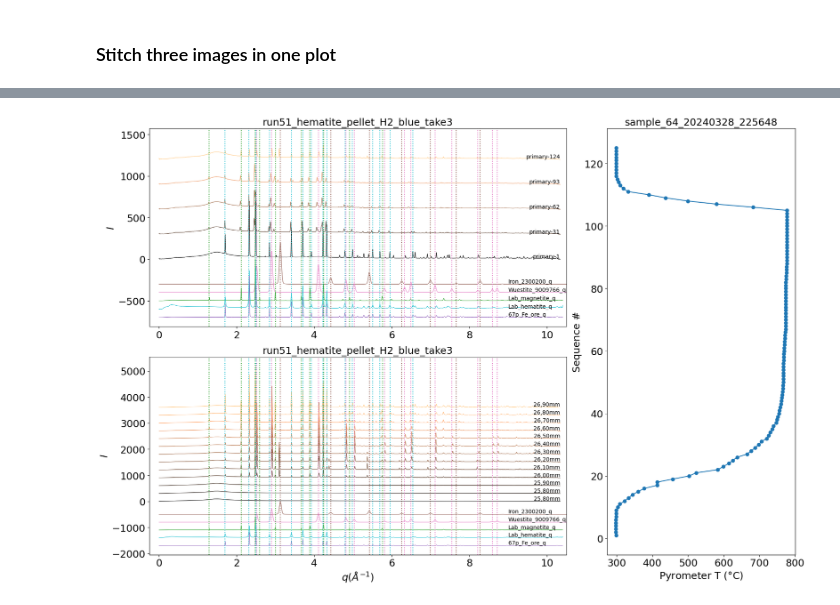
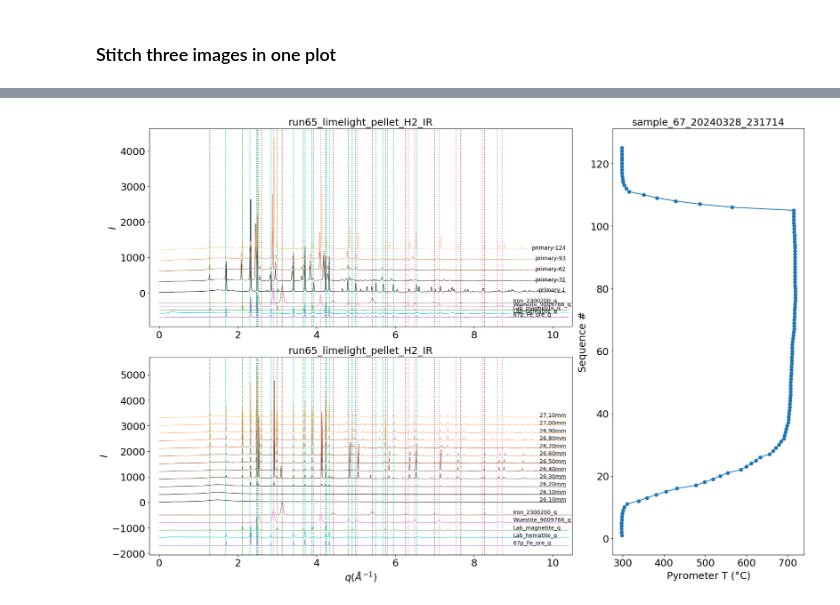
Before and after one commit to lmoghimi/personal-processing, a Jupyter notebook: xrd_analysis_Lauren.ipynb, the cells around one changed output, grey strips where cells are left out. Saved outputs shown, nothing was run; the diff lists cells and outputs as text; code cells hidden in the pictures.

```diff
--- a/xrd_analysis_Lauren.ipynb
+++ b/xrd_analysis_Lauren.ipynb
@@ -13,7 +13,7 @@ import heapq
 # timestamps = ['primary-1', ]
 shift = True            #
 get_timestamps = True
-ntimestamps = 5
+ntimestamps = 2
 #ntimestamps_depths
 lw = 0.75 #linewidth
 userdir = "/content/drive/Shareddrives/leoradm_group/NSLS-II_202403"
@@ -78,7 +82,7 @@ xrd_type = "q" ##### d or tth or q. also make this pop up as a prompt
 #@title Summary waterfall plot for in-situ scans
 #for run in ['run49','run50','run51', 'run52', 'run53', 'run54', 'run55', 'run56', 'run57', 'run58', 'run59']:
 #for run in ['run60','run61', 'run62', 'run63', 'run64', 'run65']:
-for run in ['run51']:
+for run in ['run52']:
 
     ###################### parsing the filename
     tiffdir = os.path.join(userdir, 'tiff_base')
@@ -162,11 +166,6 @@ for run in ['run51']:
         #d_ref = 0.5*wavelength/np.sin(np.radians(tth_ref/2)) #convert to d-spacing
         #q_ref = 2*np.pi/d_ref
         I_ref = (refdata[:, 1] - refdata[0, 1]) #"grounding" the data
-        '''
-        largest = heapq.nlargest(2, I_ref) #find the second max value, which we will use for normalization
-        print(largest)
-        I_ref = I_ref/largest[1] + ref_shift_y*(i_phase + 1) -200
-        '''
         sensitivity = 500 #the larger the value, the more prominent the peaks
         I_ref = I_ref/(I_ref.max()/sensitivity)  + ref_shift_y*(i_phase + 1) -200
         #ax.plot(d_ref, I_ref, label= ref_phase, linewidth= lw, color= color_ref_phases[i_phase])
@@ -229,8 +225,8 @@ Showing the plot without saving...
 #@title Summary waterfall plot for depth scan series
 
 #for run in ['run49','run50','run51', 'run52', 'run53', 'run54', 'run55', 'run56', 'run57', 'run58', 'run59']:
-#for run in ['run60','run61', 'run62', 'run63', 'run64', 'run65']:
-for run in ['run51']:
+for run in ['run60','run61', 'run62', 'run63', 'run64', 'run65']:
+#for run in ['run51']:
 
     ###################### parsing the filename
     tiffdir = os.path.join(userdir, 'tiff_base')
@@ -493,9 +653,10 @@ Timestamp from BNL: 2023-12-14 23:43:16.100371-05:00
 ### Stitch three images in one plot
 # %%
 # names for the samples
-run_insitu = 'run51'
-run_depth  = 'run51'
-run_pyro  = 'sample_64_20240328_225648'
+run_insitu = 'run65'
+#run_depth  = 'run63'
+run_depth = run_insitu
+run_pyro  = 'sample_67_20240328_231714'
 
 # configure the figures
 import matplotlib.gridspec as gridspec
@@ -560,12 +721,8 @@ for iv, timestamp in enumerate(timestamps):
     counting = counting + 1
 
 ######### load multiple reference files, Yifan, 2024/4/12
-#ref_phases = ['SU_55Fe_S3_20231113-123848_ffaed2_primary-1_mean_q','SU_Lmag_S1_20231113-123625_d9ddff_primary-1_mean_q','SU_Lhem_S2_20231113-123737_848648_primary-1_mean_q','SU_67p1Fe_S6_20231113-124225_d3d593_primary-1_mean_q']
 #ref_phases = ['Iron_2300200', 'Wuestite_9009766','Magnetite_1528612','Hematite_1011240']
 ref_phases = ['Iron_2300200_q', 'Wuestite_9009766_q','Lab_magnetite_q','Lab_hematite_q','67p_Fe_ore_q']
-#ref_phases = ['Iron_2300200', 'Wuestite_9009766','Magnetite_1528612','Hematite_1011240','Maghemite_9006316']
-#color_ref_phases = [lincol_fe, lincol_m, lincol_h, lincol_h_ore] #setting the line colors for the reference files. these are predetermined in the previous code cell
-#color_ref_phases = [lincol_fe, lincol_w, lincol_m, lincol_h]
 color_ref_phases = [lincol_fe, lincol_w, lincol_m, lincol_h, lincol_h_ore]
 ref_shift_y = -100
 for i_phase, ref_phase in enumerate(ref_phases):
@@ -576,30 +733,18 @@ for i_phase, ref_phase in enumerate(ref_phases):
     #d_ref = 0.5*wavelength/np.sin(np.radians(tth_ref/2)) #convert to d-spacing
     #q_ref = 2*np.pi/d_ref
     I_ref = (refdata[:, 1] - refdata[0, 1]) #"grounding" the data
-    '''
-    largest = heapq.nlargest(2, I_ref) #find the second max value, which we will use for normalization
-    print(largest)
-    I_ref = I_ref/largest[1] + ref_shift_y*(i_phase + 1) -200
-    '''
     sensitivity = 500 #the larger the value, the more prominent the peaks
     I_ref = I_ref/(I_ref.max()/sensitivity)  + ref_shift_y*(i_phase + 1) -200
-    #ax.plot(d_ref, I_ref, label= ref_phase, linewidth= lw, color= color_ref_phases[i_phase])
     ax.plot(q_ref, I_ref, label= ref_phase, linewidth= lw, color= color_ref_phases[i_phase])
-    #ax.plot(tth_ref, I_ref, label= ref_phase) #####
-    #ax.plot(tth_ref, I_ref, label='Ref_' + ref_phase)
+
     ax.text(9, I_ref.min(), ref_phase, ha='left', va='bottom')
 
-#xlim_left, xlim_right = 0.5, 6 #for d
-#xlim_left, xlim_right = -0.25, 20 #for tth #####
 xlim_left, xlim_right = -0.25, 10.5 #for q
 ax.set_xlim(xlim_left, xlim_right)
 ######## put the legend outside of the box, Yifan, 20240422 ############
 # ax.legend(loc='lower right')
 # ax.legend(loc='center left', bbox_to_anchor=[1, 0.5])
 ########################################################################
-# ax.set_xlabel(r'$d  ({\AA})$', fontsize=fs)
-# ax.set_xlabel(r'$q  ({\AA}^{-1})$', fontsize=fs)
-# ax.set_xlabel(r'$2\theta (\degree)$', fontsize=fs) #####
 ax.set_ylabel(r'$I$', fontsize=fs)
 ax.set_title(expname, fontsize=fs)
 ax.tick_params(labelsize=fs)
@@ -743,6 +888,6 @@ ax.set_title(fn, fontsize=fs)
 
 #################### save the plot ########################
 figname = os.path.join(userdir, 'userAnalysis', 'joint_%s_%s_%s'%(run_insitu, run_depth, run_pyro))
-fig.savefig(figname, transparent=True, dpi=300)
+fig.savefig(figname, transparent=False, dpi=300)
 plt.show()
 # %% [output]
@@ -767 +911 @@ Loading file /content/drive/Shareddrives/leoradm_group/NSLS-II_202403/tiff_base/
-[figure, old version]
+[figure, new version]
```
Also changed, not shown: parts of 7 cells of this notebook.
